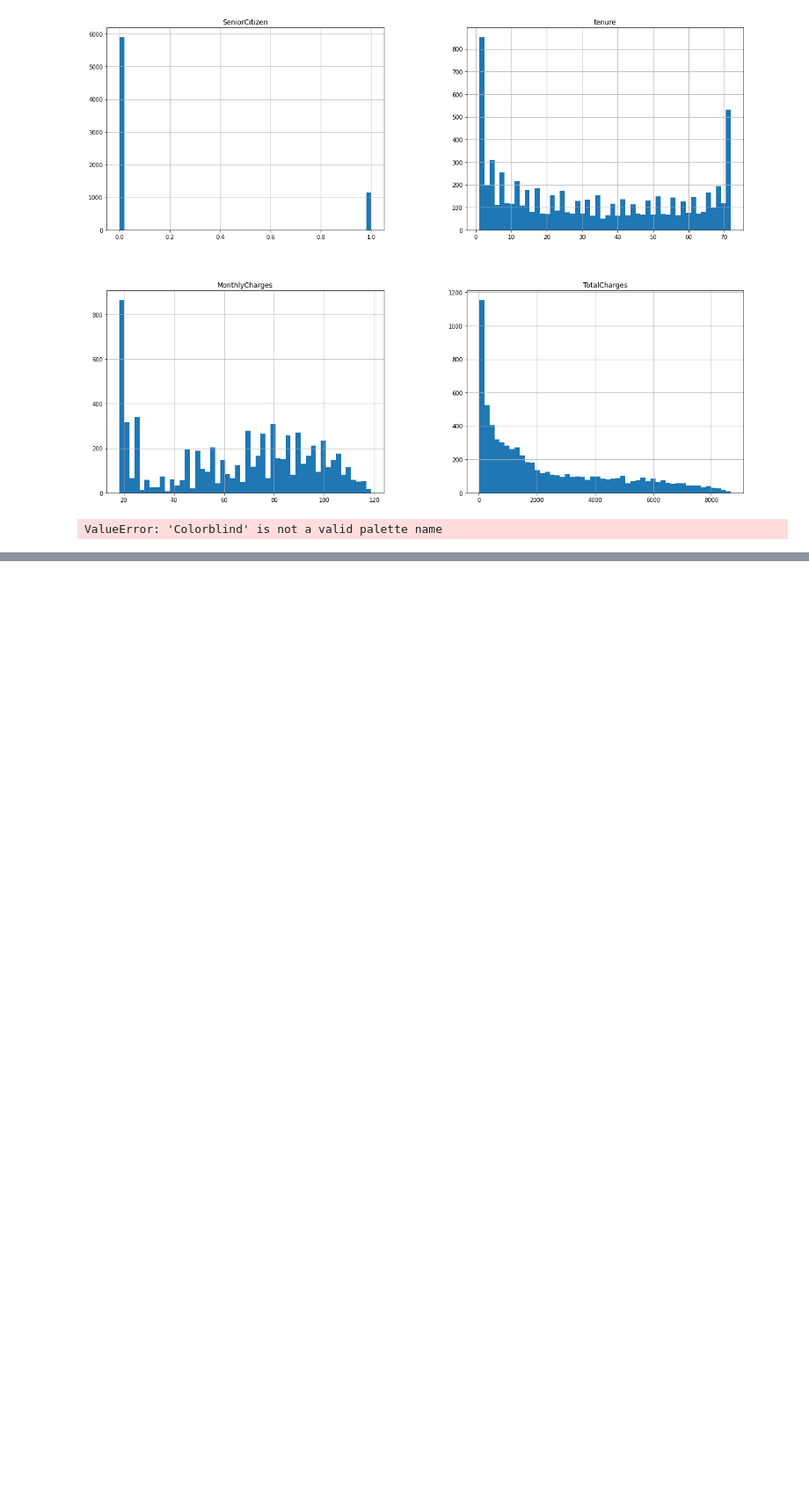
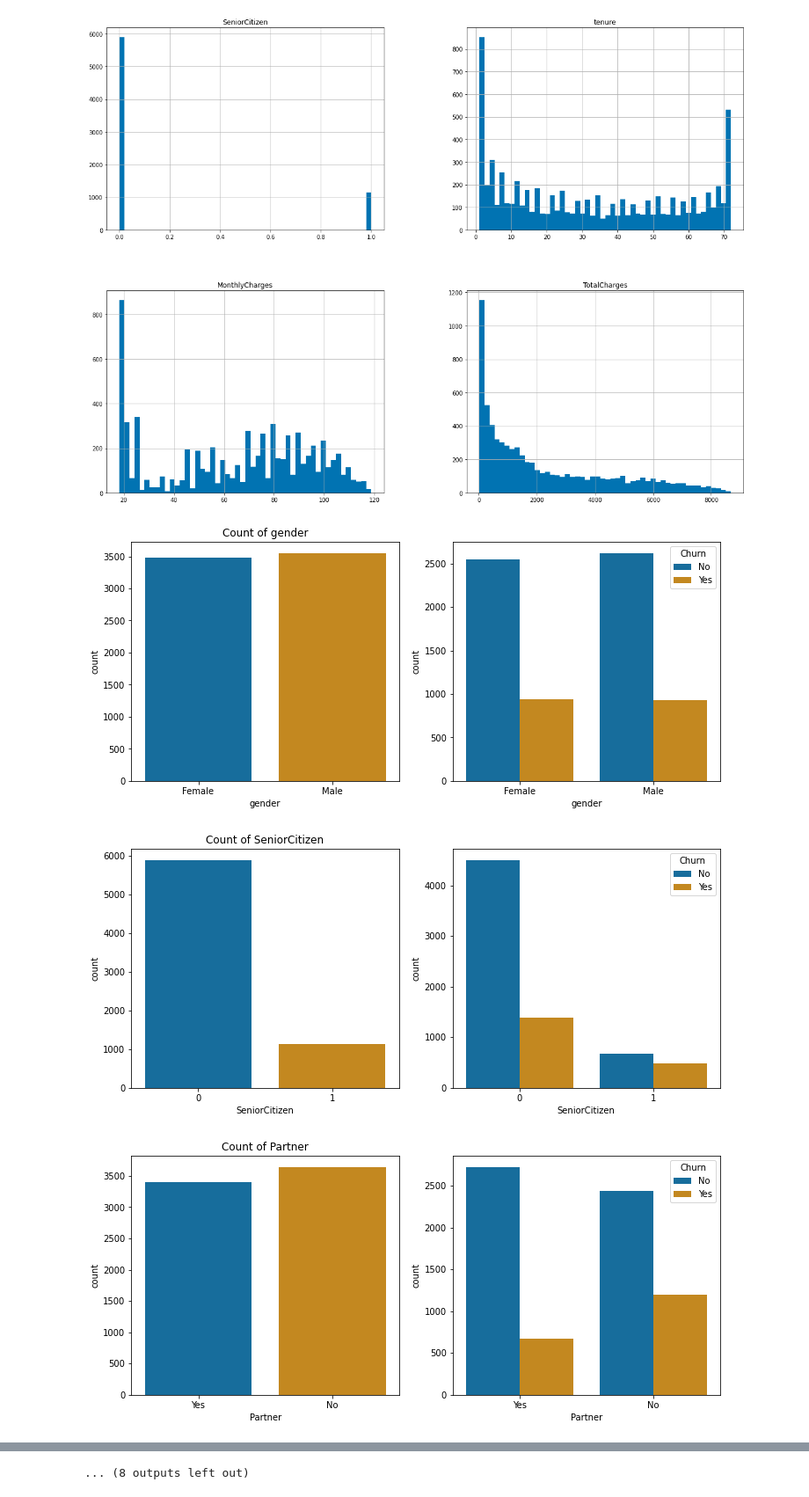
Before and after one commit to tr7522/Customer-Churn-Prediction, a Jupyter notebook: Notebooks/churn-prediction.ipynb, the cells around one changed output, grey strips where cells are left out. Shown: that part at 88% size. Cells and saved outputs as stored; diff of their text form; code cells hidden in the pictures; blank space fills up the shorter version.

```diff
--- a/Notebooks/churn-prediction.ipynb
+++ b/Notebooks/churn-prediction.ipynb
@@ -91,7 +92,7 @@ df.head()
 5 rows × 21 columns
 # %%
 #Deletes a column in a dataset(axis=1->column wise/axis=0->row wise)
-df.drop('PaperlessBilling',axis=1,inplace=True)
+df.drop('customerID',axis=1,inplace=True)
 # %%
 #Printing counts with respect to each column
 for column in df.columns[1:]:
@@ -125,10 +126,19 @@ df.hist(bins=50,figsize=(20,15))
 plt.show()
 # %% [output]
 [figure]
-# %%
-# Colorblind is used for people with different color vision in order to distinguish easily
-sns.set_palette("Colorblind")
-for column in df.columns:
-    figure,
-# %% [output]
-ValueError: 'Colorblind' is not a valid palette name
+# %%
+# Colorblind is used for people with different color vision in order to distinguish easily
+sns.set_palette("colorblind")
+for column in df.columns:
+    #1 row 2 columns
+    figure,ax=plt.subplots(1,2,figsize=(12,5))
+    #ax[0]draw the countplot in the 0th cloumn
+    sns.countplot(x=column,data=df,ax=ax[0])
+    ax[0].set_title("Count of "+column)
+    #hue assigns the color based on the column specified to it
+    sns.countplot(x=column,data=df,hue='Churn',ax=ax[1])
+    plt.show()
+# %% [output]
+[figure, added]
+[figure, added]
+[figure, added]
@@ -134,0 +154 @@ ValueError: 'Colorblind' is not a valid palette name
+... (8 outputs left out)
```
Also changed, not shown: parts of 7 cells of this notebook.
